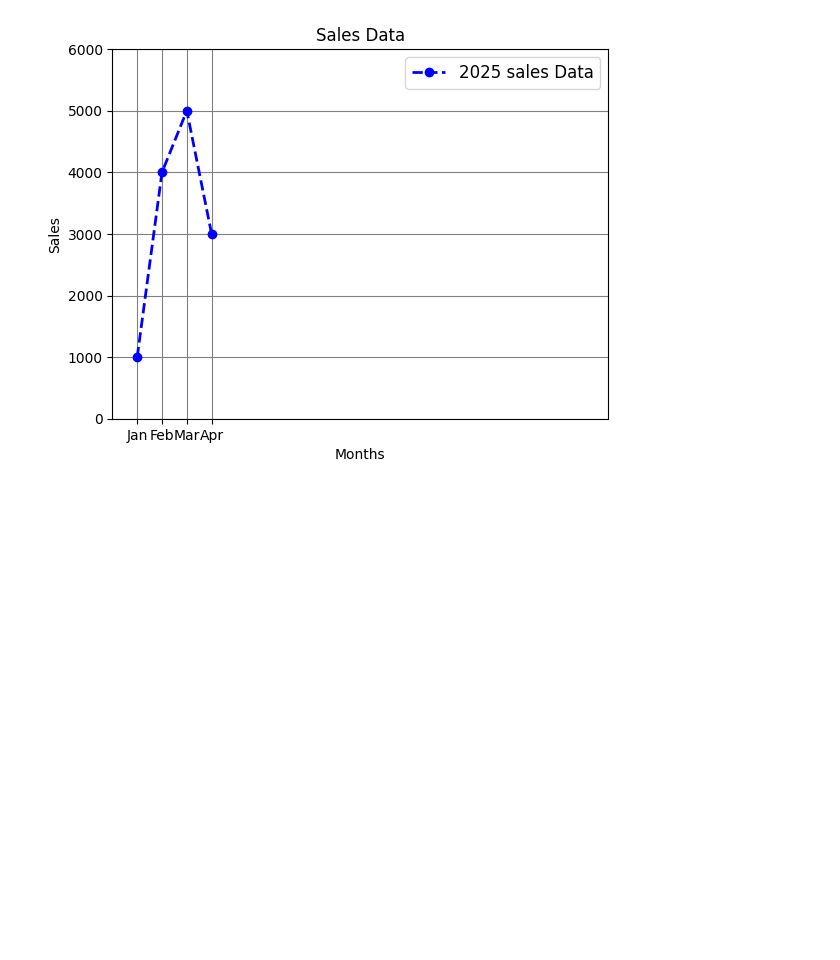
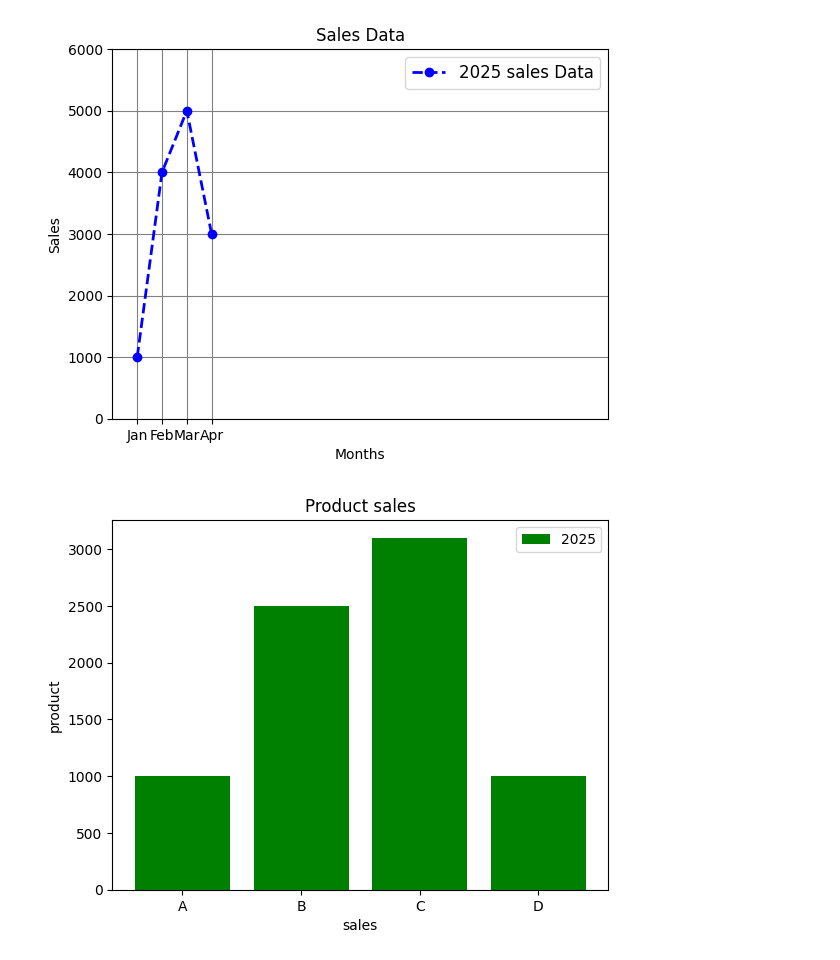
Before and after one commit to hetpatel1812/MachineLearning-Track, a Jupyter notebook: Day_6/MatPlotlib.ipynb, the cells around one changed output. Cells and saved outputs as stored; diff of their text form; code cells hidden in the pictures; blank space fills up the shorter version.

```diff
--- a/Day_6/MatPlotlib.ipynb
+++ b/Day_6/MatPlotlib.ipynb
@@ -36,3 +36,15 @@ plt.xticks([1,2,3,4],['Jan','Feb','Mar','Apr'])
 plt.show()
 # %% [output]
 [figure]
+# %%
+import matplotlib.pyplot as plt
+product=['A','B','C','D']
+sales=[1000,2500,3100,1000]
+plt.bar(product,sales,color="green",label="2025")
+plt.xlabel("sales")
+plt.ylabel("product")
+plt.title("Product sales")
+plt.legend()
+plt.show()
+# %% [output]
+[figure, added]
```
